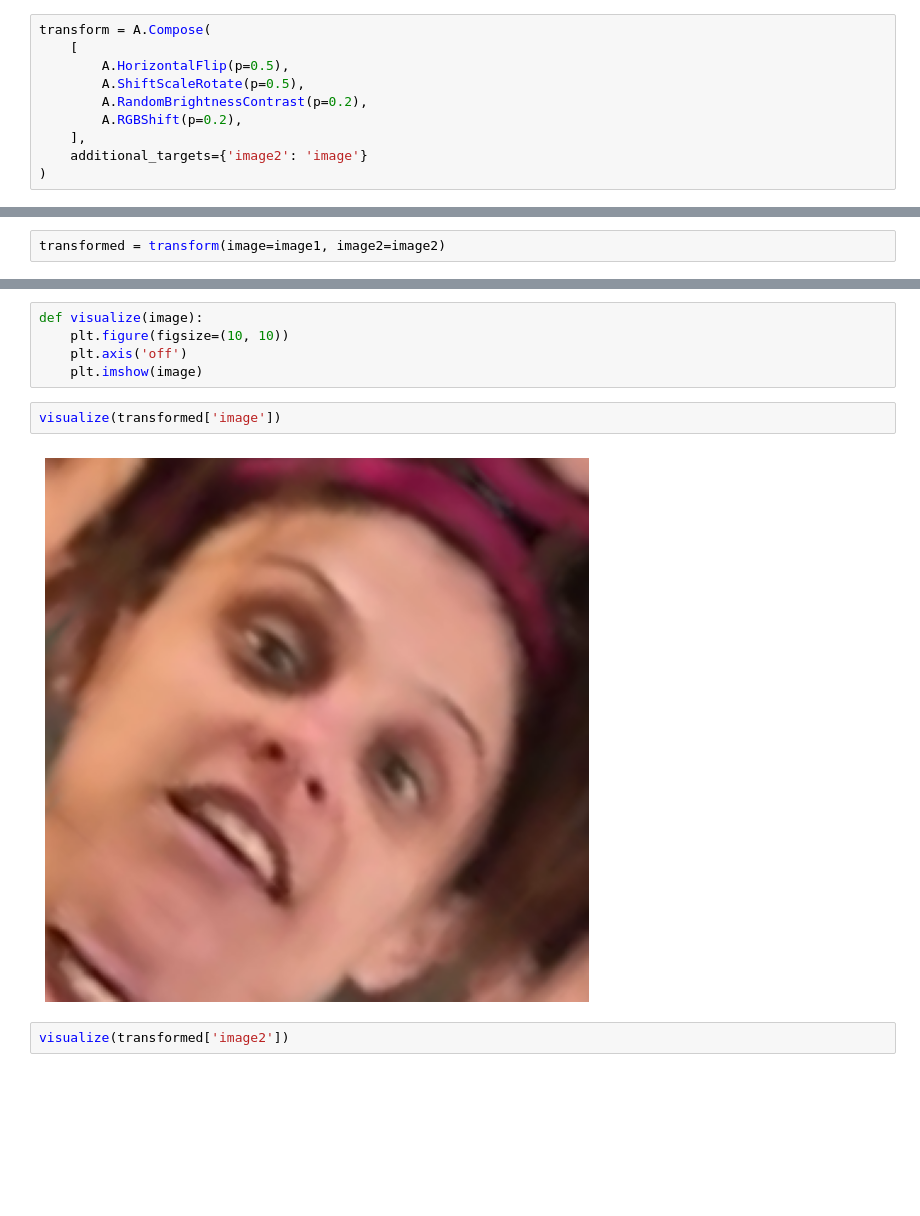
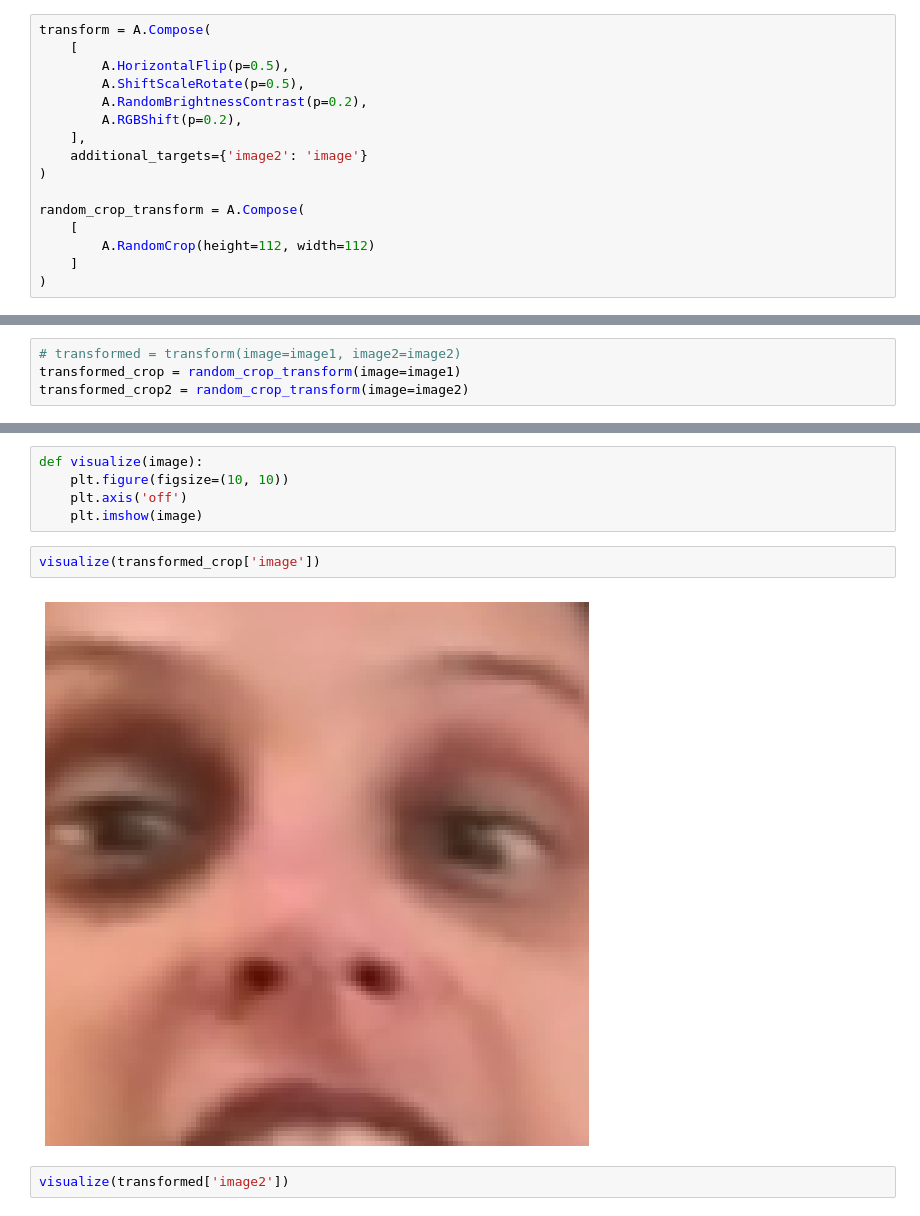
Before and after one commit to AugustasMacys/BachelorThesis, a Jupyter notebook: PlayWithImages.ipynb, the cells around one changed output, grey strips where cells are left out. Saved outputs shown, nothing was run; the diff lists cells and outputs as text; blank space fills up the shorter version.

```diff
--- a/PlayWithImages.ipynb
+++ b/PlayWithImages.ipynb
@@ -158,13 +158,21 @@ transform = A.Compose(
     ],
     additional_targets={'image2': 'image'}
 )
+
+random_crop_transform = A.Compose(
+    [
+        A.RandomCrop(height=112, width=112)
+    ]
+)
 # %%
 image1 = cv2.imread('D:/deepfakes/extracted_real_images/lzbmwwejxb_280.png')
 image1 = cv2.cvtColor(image1, cv2.COLOR_BGR2RGB)
 image2 = cv2.imread('D:/deepfakes/extracted_real_images/fopjiyxiqd_20.png')
 image2 = cv2.cvtColor(image2, cv2.COLOR_BGR2RGB)
 # %%
-transformed = transform(image=image1, image2=image2)
+# transformed = transform(image=image1, image2=image2)
+transformed_crop = random_crop_transform(image=image1)
+transformed_crop2 = random_crop_transform(image=image2)
 # %%
 from matplotlib import pyplot as plt
 # %%
@@ -173,9 +181,9 @@ def visualize(image):
     plt.axis('off')
     plt.imshow(image)
 # %%
-visualize(transformed['image'])
+visualize(transformed_crop['image'])
 # %% [output]
-[figure, old version]
+[figure, new version]
 # %%
 visualize(transformed['image2'])
 # %% [output]
```
Also changed, not shown: parts of 2 cells of this notebook, 23 other files.
